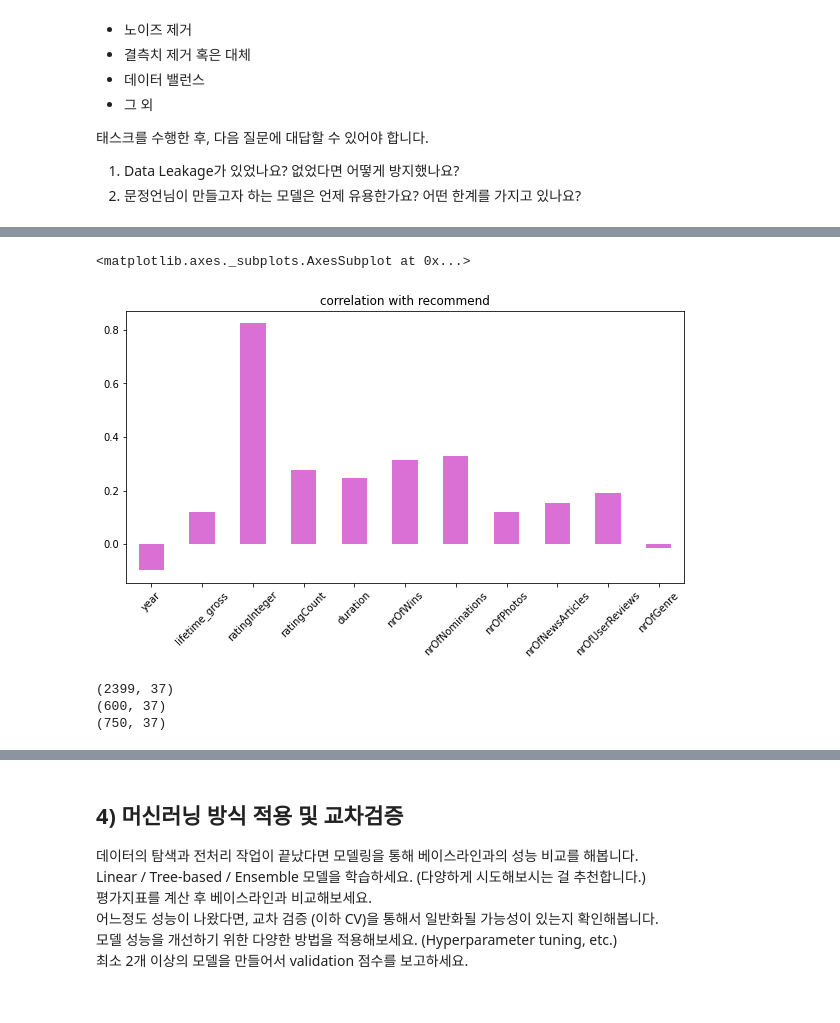
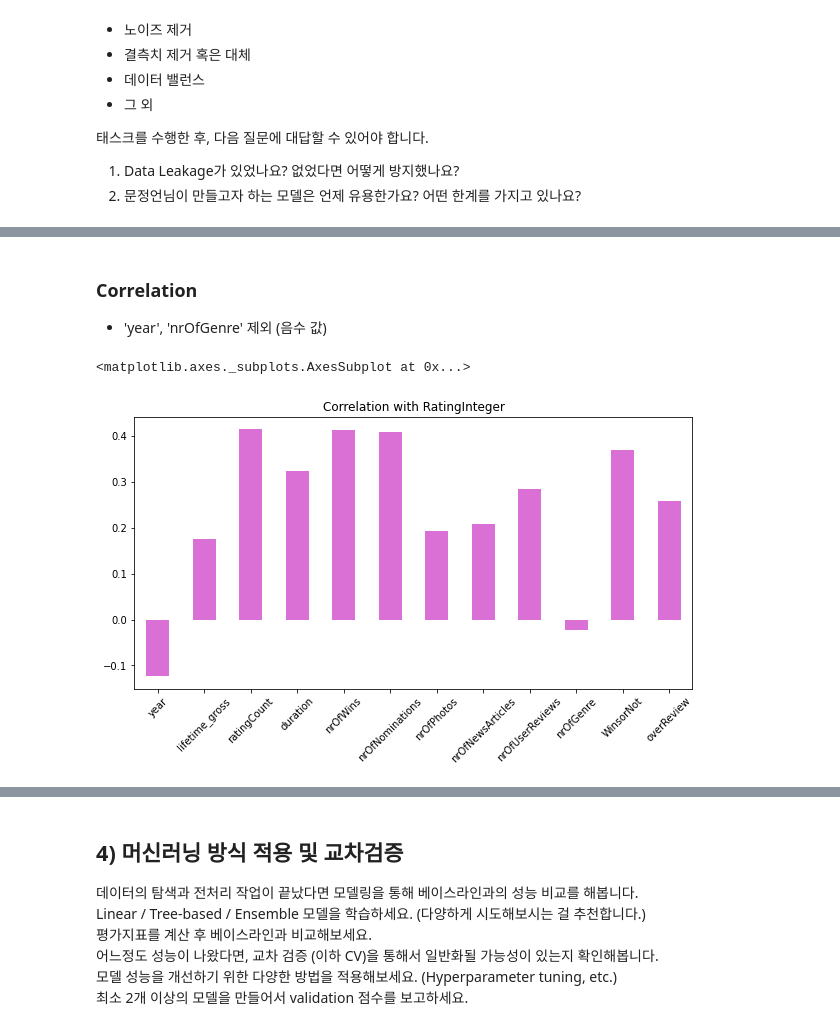
Before and after one commit to Shena2/project, a Jupyter notebook: section2/project_ver2.ipynb, the cells around one changed output, grey strips where cells are left out. Drawn from its saved outputs; the diff is of its cells as text; code cells hidden in the pictures; blank space fills up the shorter version.

```diff
--- a/section2/project_ver2.ipynb
+++ b/section2/project_ver2.ipynb
@@ -167,15 +171,15 @@ wins_corr
 # %%
-# 상을 받았는가
+# 수상 여부
 def func(x) :
     if x > 0 :
         return 1
     else :
         return 0
 
-X_train['WinsorNot'] = X_train['nrOfWins'].apply(lambda x : func(x))
+df['WinsorNot'] = df['nrOfWins'].apply(lambda x : func(x))
 
-print(pd.Series(X_train['WinsorNot']).value_counts()) # 합계
+print(pd.Series(df['WinsorNot']).value_counts()) # 합계
 colors = ['lavenderblush', 'pink']
-WinsCount1 = X_train.value_counts(X_train['WinsorNot'].values, sort=False)
+WinsCount1 = df.value_counts(df['WinsorNot'].values, sort=False)
 WinsCount1.plot.bar(color=colors)
 # %% [output]
@@ -225,0 +204,18 @@ reviews_corr
+# %%
+# 평균값 확인
+review_mean = df['nrOfUserReviews'].mean()
+review_mean
+
+# 평균 이상의 리뷰 가진 영화 개수
+def re_mean_over(x) :
+    if x > review_mean :
+        return 1
+    else :
+        return 0
+
+df['overReview'] = df['nrOfUserReviews'].apply(lambda x : re_mean_over(x))
+
+print(pd.Series(df['overReview']).value_counts()) # 합계
+colors = ['lavenderblush', 'pink']
+overReview1 = df.value_counts(df['overReview'].values, sort=False)
+overReview1.plot.bar(color=colors)
@@ -226,28 +228,17 @@ reviews_corr
+# %% [markdown]
+### **Correlation**
+- 'year', 'nrOfGenre' 제외 (음수 값)
 # %%
-# 모든 변수간 상관계수 확인
-train = X_train.join(y_train) #features와 target 결합
-train_corr = train.corr()
-corr_gh = train_corr.iloc[-1, 0:11]
-corr_gh.plot.bar(rot=45, figsize=(10,5), color='orchid', title='correlation with recommend')
+# 변수간 상관계수 확인 (장르 제외)
+features2 = ['ratingInteger', 'year',	'lifetime_gross', 'ratingCount',
+             'duration', 'nrOfWins', 'nrOfNominations', 'nrOfPhotos',
+             'nrOfNewsArticles', 'nrOfUserReviews', 'nrOfGenre',
+             'WinsorNot', 'overReview']
+
+df2 = df[features2]
+corr = df2.corr()
+corr_gh = corr.iloc[0, 1:13]
+corr_gh.plot.bar(rot=45, figsize=(10,5), color='orchid', title='Correlation with RatingInteger')
 # %% [output]
 <matplotlib.axes._subplots.AxesSubplot at 0x...>
-[figure, old version]
+[figure, new version]
-# %%
-# 훈련/테스트 데이터 나누기
-from sklearn.model_selection import train_test_split
-
-X = df.drop(columns='recommend')
-y = df['recommend']
-
-X_train, X_test, y_train, y_test = train_test_split(X, y, test_size=0.2, shuffle=True, random_state=2)
-
-# 훈련/검증 데이터 나누기
-X_train, X_val, y_train, y_val = train_test_split(X_train, y_train, test_size=0.2, shuffle=True, random_state=2)
-
-print(X_train.shape)
-print(X_val.shape)
-print(X_test.shape)
-# %% [output]
-(2399, 37)
-(600, 37)
-(750, 37)
```
Also changed, not shown: parts of 39 cells of this notebook.
